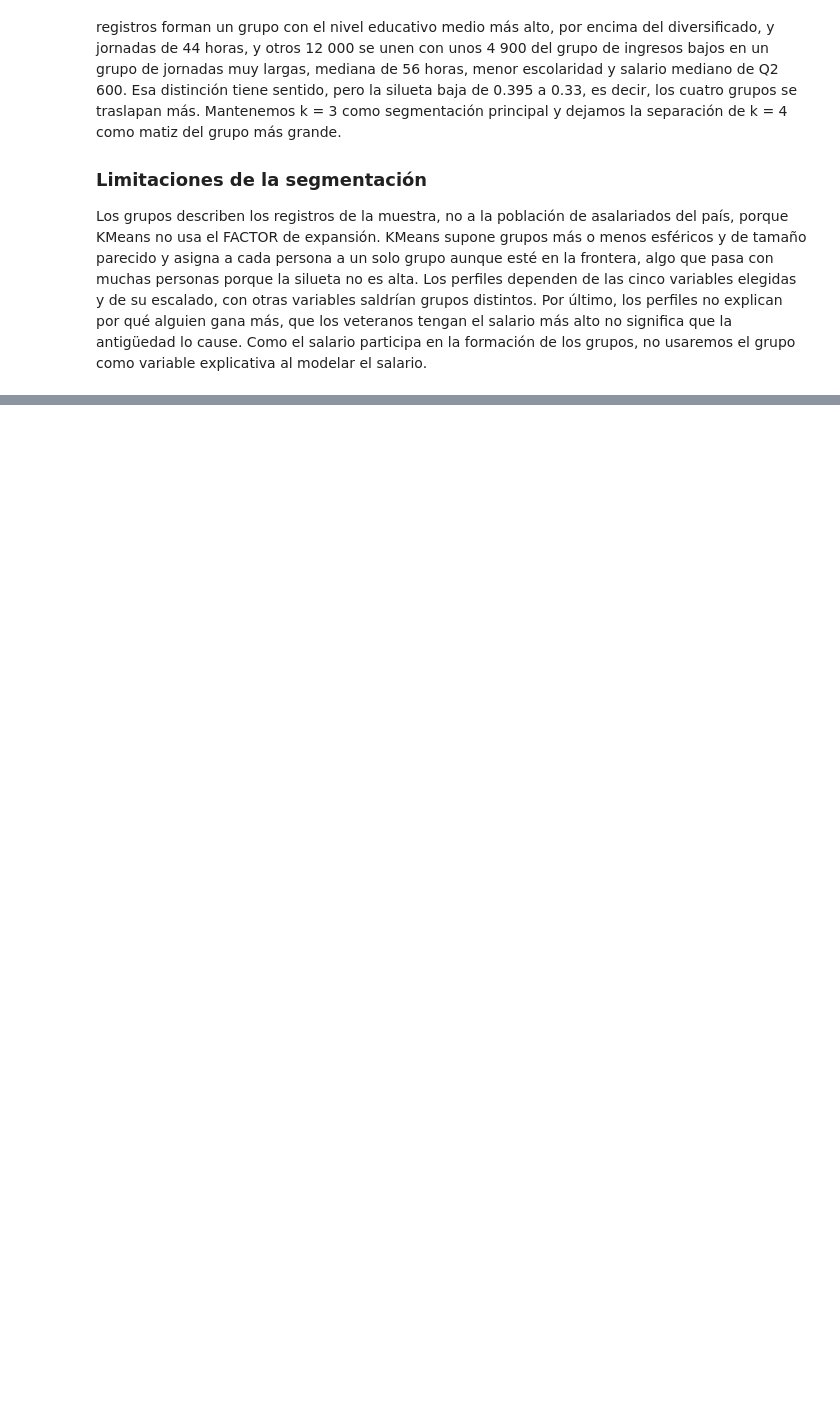
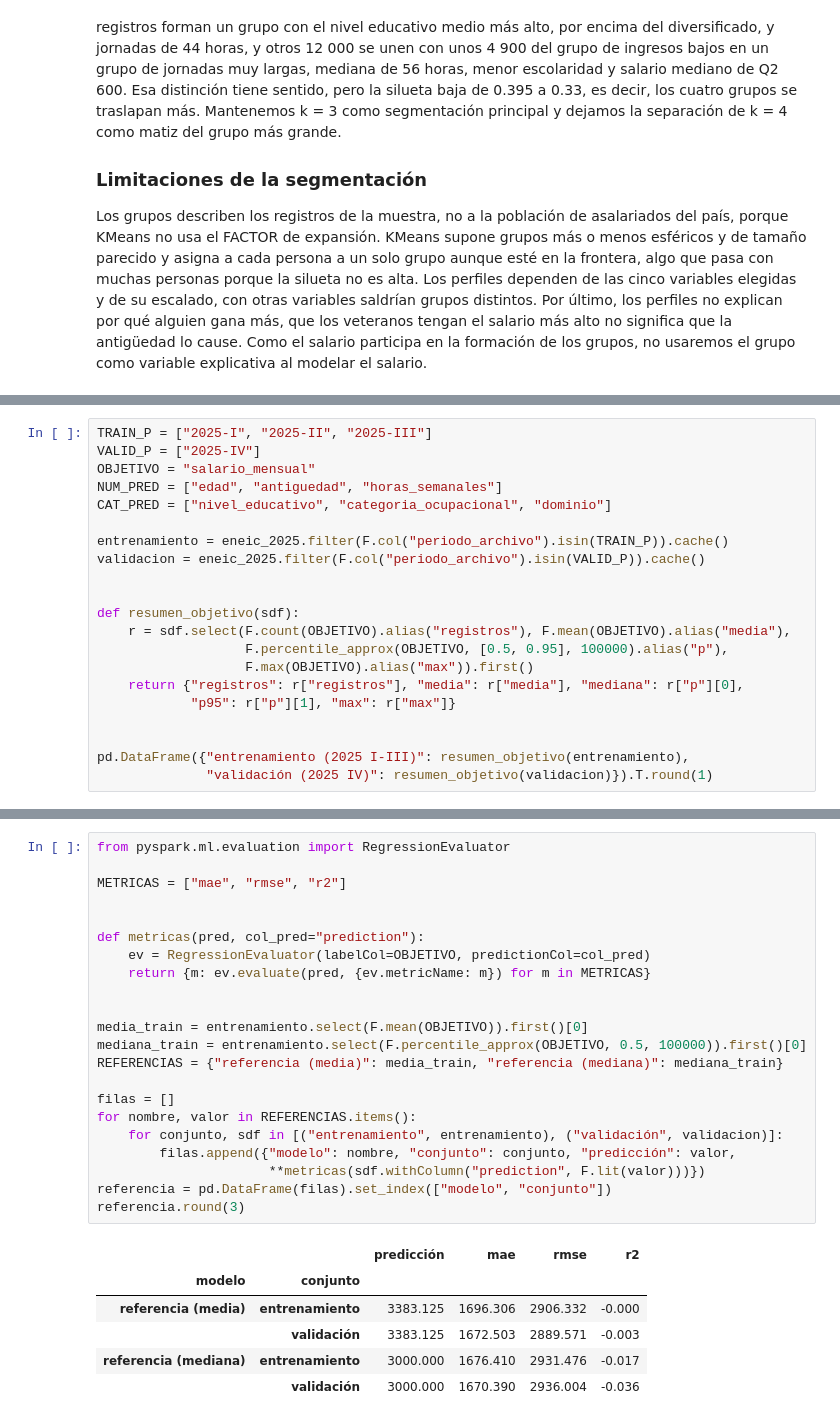
Before and after one commit to Fercho1118/Lab7_DS, a Jupyter notebook: notebooks/lab7.ipynb, the cells around one changed output, grey strips where cells are left out. Drawn from its saved outputs; the diff is of its cells as text; blank space fills up the shorter version.

Commit message:
Ejercicio 5: conjuntos de entrenamiento y validación, modelo de referencia y etapas comunes del pipeline

```diff
--- a/notebooks/lab7.ipynb
+++ b/notebooks/lab7.ipynb
@@ -1128,0 +1146,21 @@ no usaremos el grupo como variable explicativa al modelar el salario.
+# %%
+TRAIN_P = ["2025-I", "2025-II", "2025-III"]
+VALID_P = ["2025-IV"]
+OBJETIVO = "salario_mensual"
+NUM_PRED = ["edad", "antiguedad", "horas_semanales"]
+CAT_PRED = ["nivel_educativo", "categoria_ocupacional", "dominio"]
+
+entrenamiento = eneic_2025.filter(F.col("periodo_archivo").isin(TRAIN_P)).cache()
+validacion = eneic_2025.filter(F.col("periodo_archivo").isin(VALID_P)).cache()
+
+
+def resumen_objetivo(sdf):
+    r = sdf.select(F.count(OBJETIVO).alias("registros"), F.mean(OBJETIVO).alias("media"),
+                   F.percentile_approx(OBJETIVO, [0.5, 0.95], 100000).alias("p"),
+                   F.max(OBJETIVO).alias("max")).first()
+    return {"registros": r["registros"], "media": r["media"], "mediana": r["p"][0],
+            "p95": r["p"][1], "max": r["max"]}
+
+
+pd.DataFrame({"entrenamiento (2025 I-III)": resumen_objetivo(entrenamiento),
+              "validación (2025 IV)": resumen_objetivo(validacion)}).T.round(1)
@@ -1128,0 +1196,29 @@ no usaremos el grupo como variable explicativa al modelar el salario.
+# %%
+from pyspark.ml.evaluation import RegressionEvaluator
+
+METRICAS = ["mae", "rmse", "r2"]
+
+
+def metricas(pred, col_pred="prediction"):
+    ev = RegressionEvaluator(labelCol=OBJETIVO, predictionCol=col_pred)
+    return {m: ev.evaluate(pred, {ev.metricName: m}) for m in METRICAS}
+
+
+media_train = entrenamiento.select(F.mean(OBJETIVO)).first()[0]
+mediana_train = entrenamiento.select(F.percentile_approx(OBJETIVO, 0.5, 100000)).first()[0]
+REFERENCIAS = {"referencia (media)": media_train, "referencia (mediana)": mediana_train}
+
+filas = []
+for nombre, valor in REFERENCIAS.items():
+    for conjunto, sdf in [("entrenamiento", entrenamiento), ("validación", validacion)]:
+        filas.append({"modelo": nombre, "conjunto": conjunto, "predicción": valor,
+                      **metricas(sdf.withColumn("prediction", F.lit(valor)))})
+referencia = pd.DataFrame(filas).set_index(["modelo", "conjunto"])
+referencia.round(3)
+# %% [output]
+|  |  | predicción | mae | rmse | r2 |
+| modelo | conjunto |  |  |  |  |
+| referencia (media) | entrenamiento | 3383.125 | 1696.306 | 2906.332 | -0.000 |
+|  | validación | 3383.125 | 1672.503 | 2889.571 | -0.003 |
+| referencia (mediana) | entrenamiento | 3000.000 | 1676.410 | 2931.476 | -0.017 |
+|  | validación | 3000.000 | 1670.390 | 2936.004 | -0.036 |
```
Also changed, not shown: parts of 16 cells of this notebook, 1 other file.
